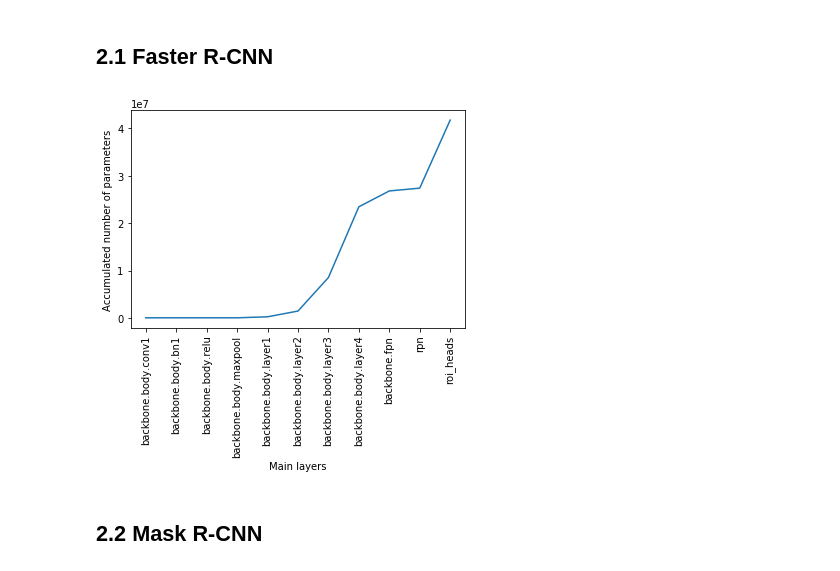
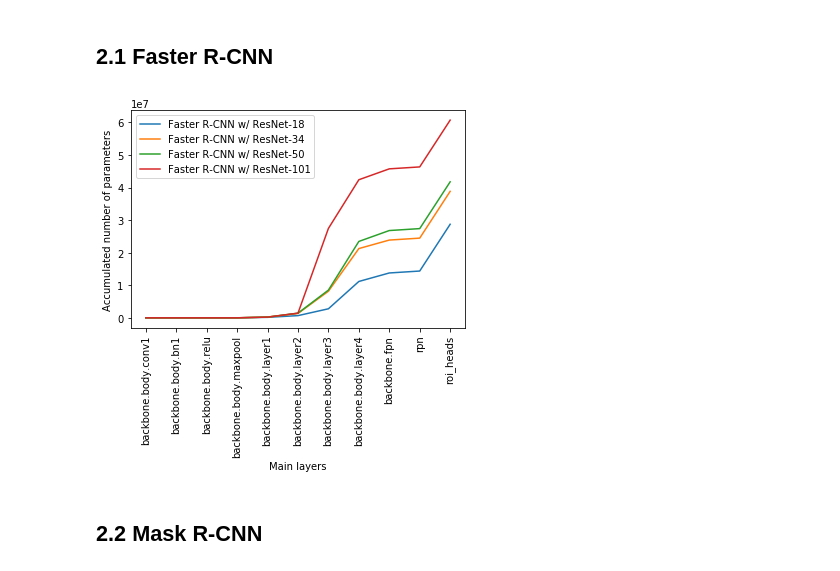
Before and after one commit to yoshitomo-matsubara/hnd-ghnd-object-detectors, a Jupyter notebook: src/complexity_analyzer.ipynb, the cells around one changed output. Cells and saved outputs as stored; diff of their text form; code cells hidden in the pictures.

Commit message:
enabled rcnn to use customized backbone, and updated notebook

```diff
--- a/src/complexity_analyzer.ipynb
+++ b/src/complexity_analyzer.ipynb
@@ -60,11 +58,11 @@ def count_model_params(module, components, count_list):
 
         assert hasattr(module, component_name)
         sub_module = getattr(module, component_name)
-        sub_count = count_params(sub_module) if child_components is None else count_model_params(sub_module, child_components, sub_count_list)
+        sub_count = module_util.count_params(sub_module) if child_components is None else count_model_params(sub_module, child_components, sub_count_list)
         count_list.append(sub_count if child_components is None else sub_count_list)
         count += sub_count
 
-    assert count == count_params(module)
+    assert count == module_util.count_params(module)
     return count
 
 
@@ -81,8 +79,7 @@ def flatten(elements):
     return sub_list if successful else flatten(sub_list)
 
 
-def analyze_model(model, component_names):
-    components = get_components(component_names)
+def get_flat_param_counts(model, components):
     param_count_list = list()
     num_params = count_model_params(model, components, param_count_list)
     flat_param_count_list = list()
@@ -92,13 +89,21 @@ def analyze_model(model, component_names):
             flat_param_count_list.extend(flatten(param_count))
         else:
             flat_param_count_list.append(param_count)
+    return flat_param_count_list
 
-    xs = list(range(len(flat_param_count_list)))
-    accum_param_counts = [sum(flat_param_count_list[:i+1]) for i in xs]
-    plt.plot(xs, accum_param_counts)
+
+def analyze_models(models, component_names, model_names):
+    components = get_components(component_names)
+    xs = list(range(len(component_names)))
+    for model, model_name in zip(models, model_names):
+        flat_param_counts = get_flat_param_counts(model, components)
+        accum_param_counts = [sum(flat_param_counts[:i+1]) for i in xs]
+        plt.plot(xs, accum_param_counts, label=model_name)
+
     plt.xticks(xs, component_names, rotation='vertical')
     plt.xlabel('Main layers')
     plt.ylabel('Accumulated number of parameters')
+    plt.legend()
     plt.show()
 # %%
 rcnn_component_names = [
@@ -116,10 +121,14 @@ rcnn_component_names = [
 ]
 # %% [markdown]
 ## 2.1 Faster R-CNN
-# %%
-fasterrcnn_resnet50_fpn_coco = detection.fasterrcnn_resnet50_fpn(pretrained=False)
-analyze_model(fasterrcnn_resnet50_fpn_coco, rcnn_component_names)
-# %% [output]
-[figure, removed]
+# %%
+faster_rcnn_backbone_resnet18 = rcnn.get_model('faster_rcnn', False, 'resnet18', False)
+faster_rcnn_backbone_resnet34 = rcnn.get_model('faster_rcnn', False, 'resnet34', False)
+faster_rcnn_backbone_resnet50 = rcnn.get_model('faster_rcnn', False, 'resnet50', False)
+faster_rcnn_backbone_resnet101 = rcnn.get_model('faster_rcnn', False, 'resnet101', False)
+faster_rcnns = [faster_rcnn_backbone_resnet18, faster_rcnn_backbone_resnet34, faster_rcnn_backbone_resnet50, faster_rcnn_backbone_resnet101]
+analyze_models(faster_rcnns, rcnn_component_names, ['Faster R-CNN w/ ResNet-18', 'Faster R-CNN w/ ResNet-34', 'Faster R-CNN w/ ResNet-50', 'Faster R-CNN w/ ResNet-101'])
+# %% [output]
+[figure, added]
 # %% [markdown]
 ## 2.2 Mask R-CNN
```
Also changed, not shown: parts of 6 cells of this notebook, 1 other file.
